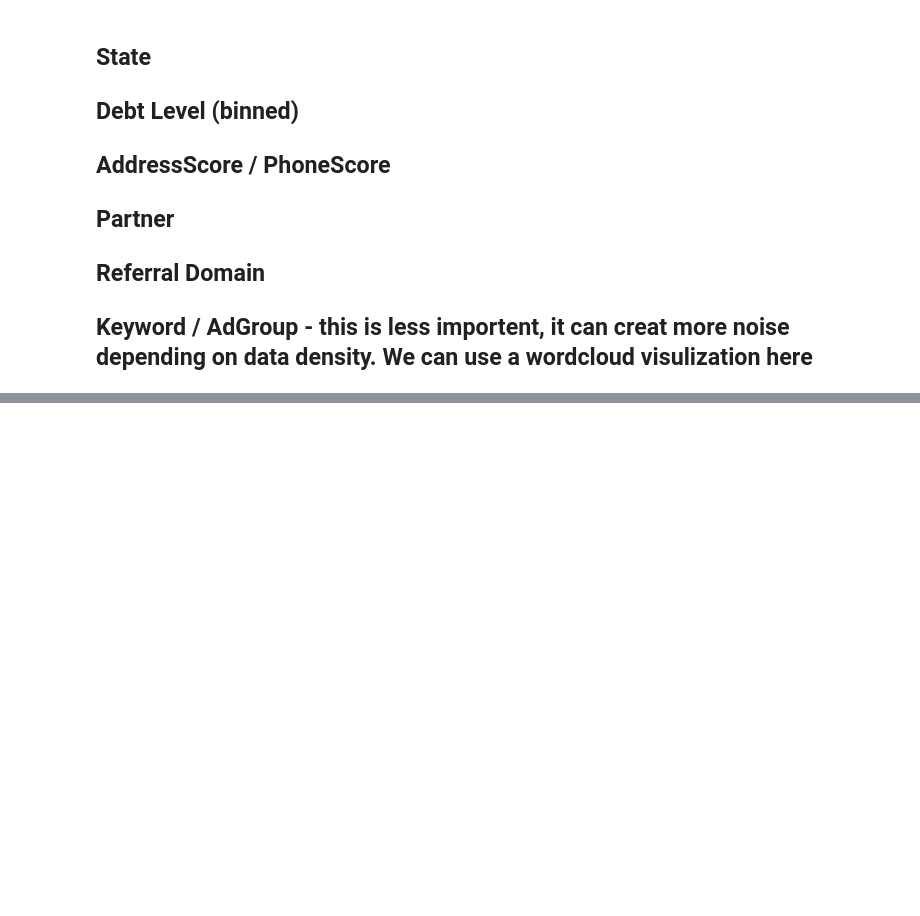
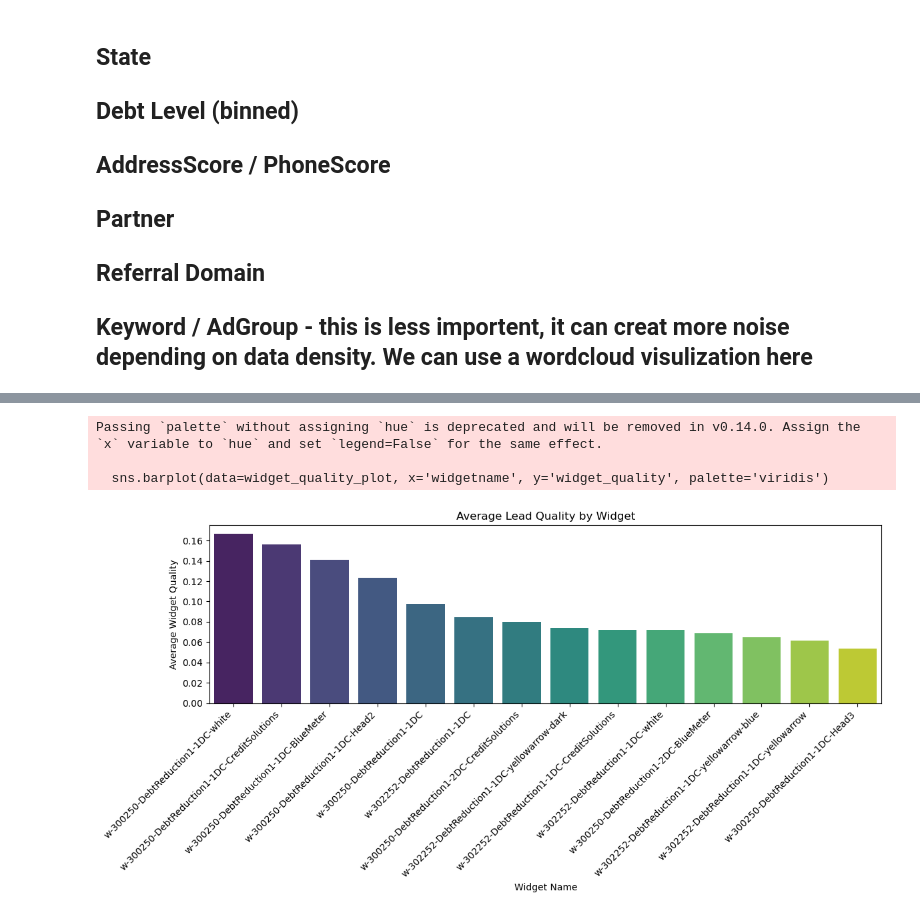
Before and after one commit to mukut45/Aarki-Case-Study-data-analysis-project, a Jupyter notebook: Aarki case study data analysis.ipynb, the cells around one changed output, grey strips where cells are left out. Drawn from its saved outputs; the diff is of its cells as text; code cells hidden in the pictures; blank space fills up the shorter version.

Commit message:
pussing the compleat analysis for the lead quality improvment as per the company need

```diff
--- a/Aarki case study data analysis.ipynb
+++ b/Aarki case study data analysis.ipynb
@@ -311,0 +318,3 @@ plt.show()
+# %%
+df['is_closed'] = df['callstatus'].str.strip().str.lower() == 'closed'
+df['is_closed']
@@ -311,0 +340,2 @@ plt.show()
+# %%
+df['widgetname'] = df['widgetname'].astype(str)
@@ -311,0 +346,7 @@ plt.show()
+# %%
+# Step 1: Calculate widget-level lead quality
+widget_quality_rates = df.groupby('widgetname')['is_closed'].mean().reset_index()
+widget_quality_rates.rename(columns={'is_closed': 'widget_quality'}, inplace=True)
+
+# Step 2: Merge back to main df
+df = df.merge(widget_quality_rates, on='widgetname', how='left')
@@ -311,0 +365,21 @@ plt.show()
+# %%
+import matplotlib.pyplot as plt
+import seaborn as sns
+
+# Group by widgetname to get average lead quality
+widget_quality_plot = df.groupby('widgetname')['widget_quality'].mean().sort_values(ascending=False).reset_index()
+
+# Plotting
+plt.figure(figsize=(12, 6))
+sns.barplot(data=widget_quality_plot, x='widgetname', y='widget_quality', palette='viridis')
+plt.xticks(rotation=45, ha='right')
+plt.title('Average Lead Quality by Widget')
+plt.ylabel('Average Widget Quality')
+plt.xlabel('Widget Name')
+plt.tight_layout()
+plt.show()
+# %% [output]
+Passing `palette` without assigning `hue` is deprecated and will be removed in v0.14.0. Assign the `x` variable to `hue` and set `legend=False` for the same effect.
+
+  sns.barplot(data=widget_quality_plot, x='widgetname', y='widget_quality', palette='viridis')
+[figure, added]
```
Also changed, not shown: parts of 22 cells of this notebook.
